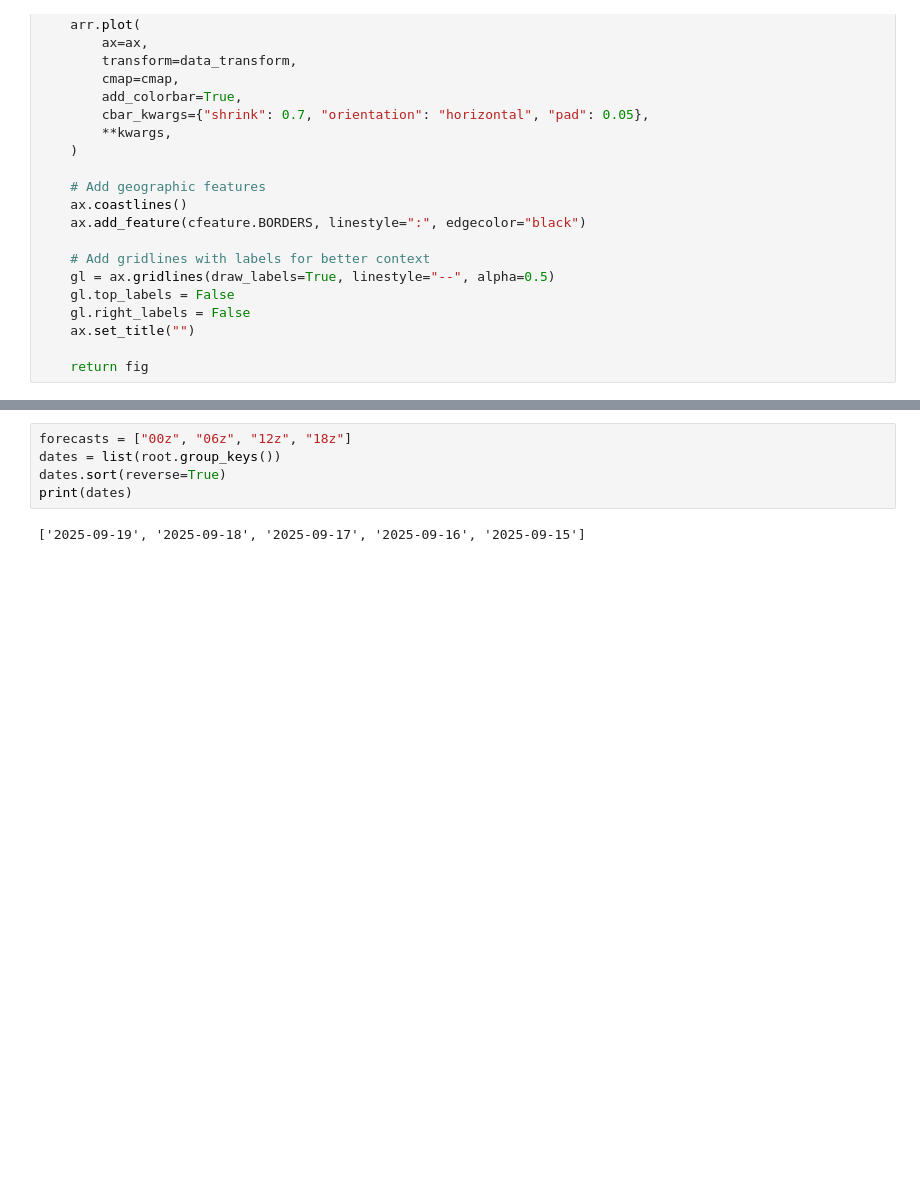
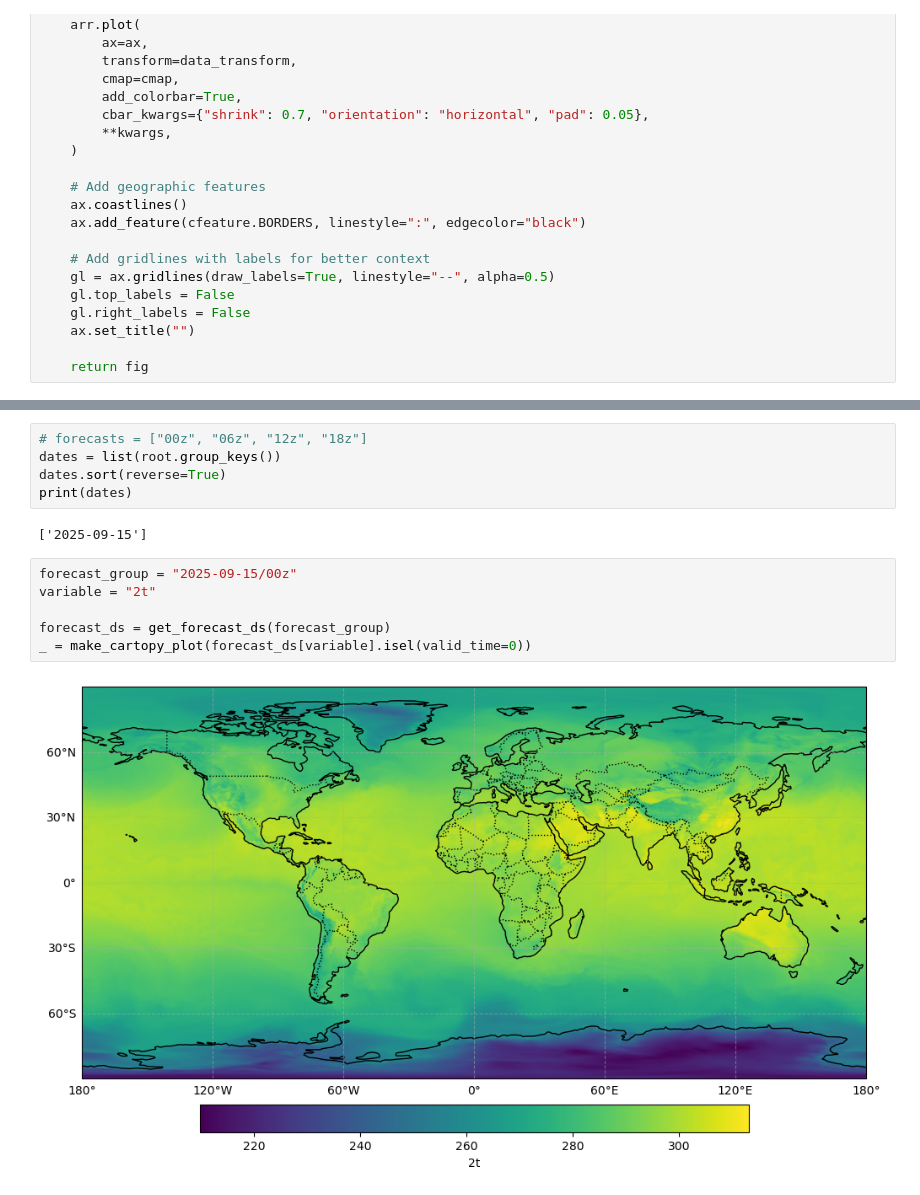
Before and after one commit to martibosch/aifs-modal-demo, a Jupyter notebook: notebooks/run-aifs-modal.ipynb, the cells around one changed output, grey strips where cells are left out. Drawn from its saved outputs; the diff is of its cells as text; blank space fills up the shorter version.

Commit message:
feat: update notebook with output plots

```diff
--- a/notebooks/run-aifs-modal.ipynb
+++ b/notebooks/run-aifs-modal.ipynb
@@ -96,8 +99,16 @@ root = zarr.open_group(session.store, mode="r", zarr_format=3)
     at /home/conda/feedstock_root/build_artifacts/icechunk_1770097574484/_build_env/.cargo/registry/src/index.crates.io-1949cf8c6b5b557f/aws-runtime-1.5.18/src/env_config/normalize.rs:121
 # %%
-forecasts = ["00z", "06z", "12z", "18z"]
+# forecasts = ["00z", "06z", "12z", "18z"]
 dates = list(root.group_keys())
 dates.sort(reverse=True)
 print(dates)
 # %% [output]
-['2025-09-19', '2025-09-18', '2025-09-17', '2025-09-16', '2025-09-15']
+['2025-09-15']
+# %%
+forecast_group = "2025-09-15/00z"
+variable = "2t"
+
+forecast_ds = get_forecast_ds(forecast_group)
+_ = make_cartopy_plot(forecast_ds[variable].isel(valid_time=0))
+# %% [output]
+[figure, added]
```
Also changed, not shown: parts of 4 cells of this notebook.
